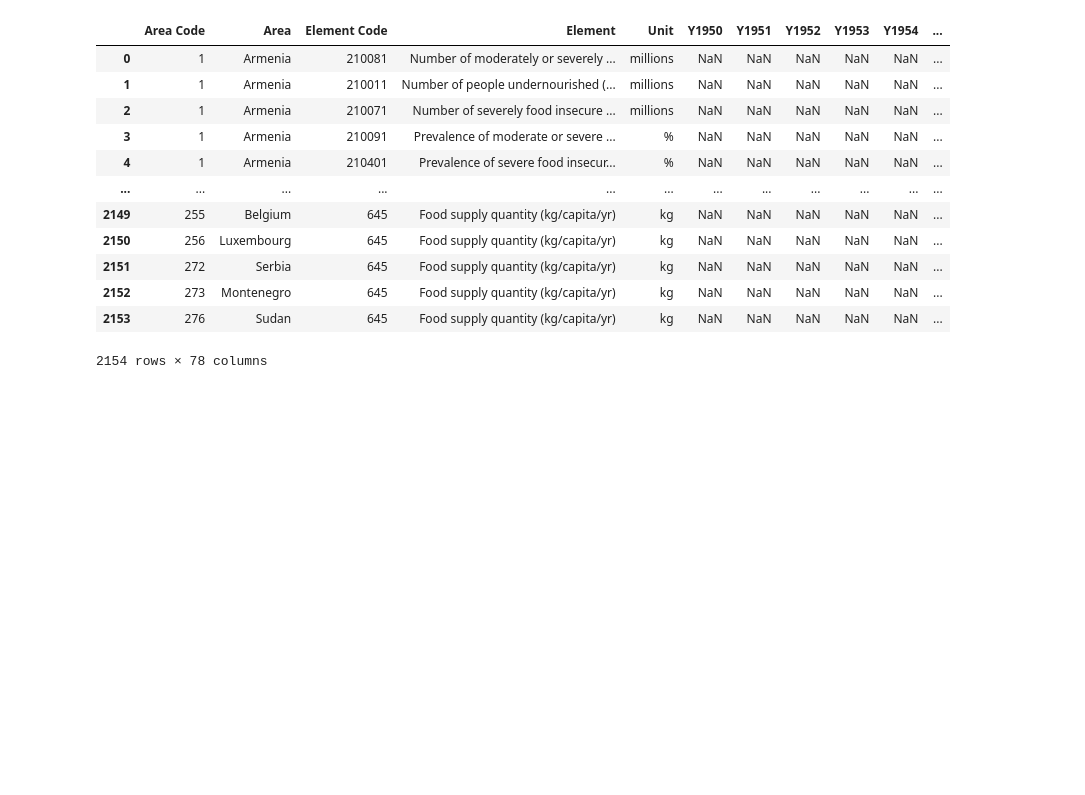
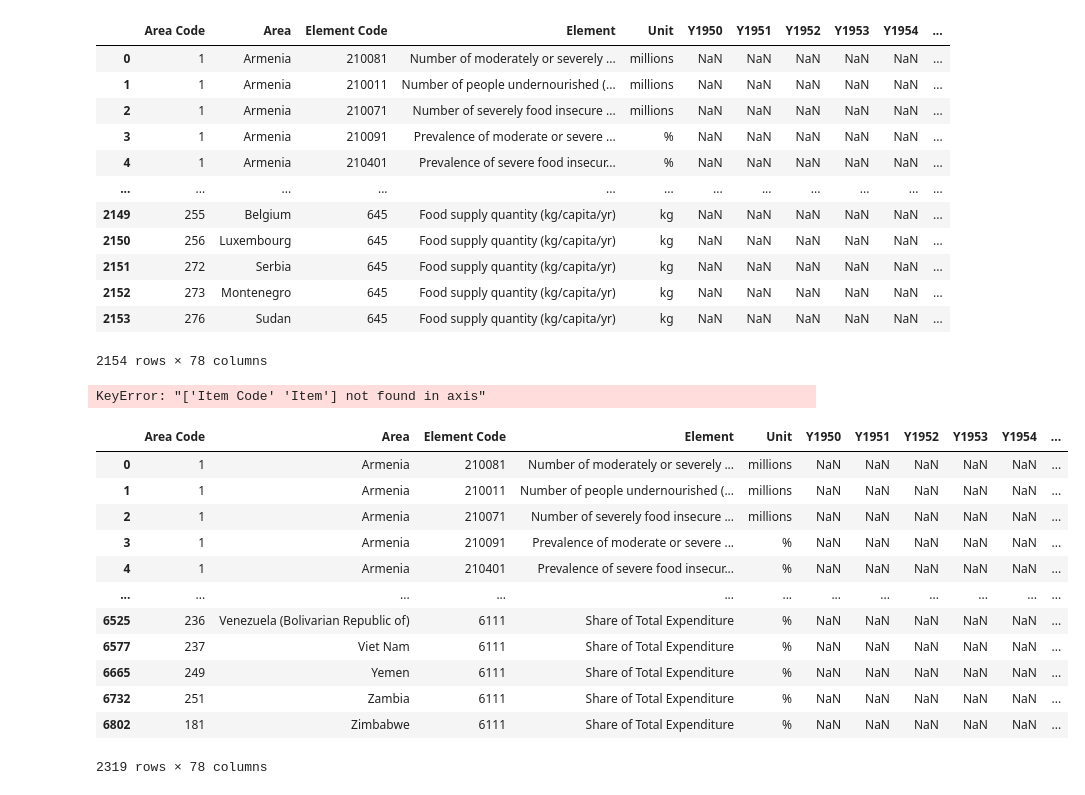
Before and after one commit to nitinjain96/food-security, a Jupyter notebook: exp/Exp003_working_towards_creating_mega_dataset.ipynb, the cells around one changed output. Saved outputs shown, nothing was run; the diff lists cells and outputs as text; code cells hidden in the pictures; blank space fills up the shorter version.

Commit message:
Added Government Expenditure to the dataset

```diff
--- a/exp/Exp003_working_towards_creating_mega_dataset.ipynb
+++ b/exp/Exp003_working_towards_creating_mega_dataset.ipynb
@@ -185,3 +185,30 @@ mega_dataset
 2154 rows × 78 columns
 # %%
 # TODO: Add government expenditure data
+expenditure_data = pd.read_csv('../data/Investment_GovernmentExpenditure_E_All_Data_NOFLAG.csv', encoding="ISO-8859-1")
+# %%
+filtered_expenditure_data = expenditure_data[
+    (expenditure_data['Area Code'].isin(countries['Area Code']))
+    & (expenditure_data['Element Code'] == 6111)
+    & (expenditure_data['Item Code'] == 23161)
+]
+# %%
+filtered_expenditure_data = filtered_expenditure_data.drop(labels=['Item Code', 'Item'], axis=1)
+# %% [output]
+KeyError: "['Item Code' 'Item'] not found in axis"
+# %%
+mega_dataset = mega_dataset.append(filtered_expenditure_data)
+# %% [output]
+|  | Area Code | Area | Element Code | Element | Unit | Y1950 | Y1951 | Y1952 | Y1953 | Y1954 | ... |
+| 0 | 1 | Armenia | 210081 | Number of moderately or severely ... | millions | NaN | NaN | NaN | NaN | NaN | ... |
+| 1 | 1 | Armenia | 210011 | Number of people undernourished (... | millions | NaN | NaN | NaN | NaN | NaN | ... |
+| 2 | 1 | Armenia | 210071 | Number of severely food insecure ... | millions | NaN | NaN | NaN | NaN | NaN | ... |
+| 3 | 1 | Armenia | 210091 | Prevalence of moderate or severe ... | % | NaN | NaN | NaN | NaN | NaN | ... |
+| 4 | 1 | Armenia | 210401 | Prevalence of severe food insecur... | % | NaN | NaN | NaN | NaN | NaN | ... |
+| ... | ... | ... | ... | ... | ... | ... | ... | ... | ... | ... | ... |
+| 6525 | 236 | Venezuela (Bolivarian Republic of) | 6111 | Share of Total Expenditure | % | NaN | NaN | NaN | NaN | NaN | ... |
+| 6577 | 237 | Viet Nam | 6111 | Share of Total Expenditure | % | NaN | NaN | NaN | NaN | NaN | ... |
+| 6665 | 249 | Yemen | 6111 | Share of Total Expenditure | % | NaN | NaN | NaN | NaN | NaN | ... |
+| 6732 | 251 | Zambia | 6111 | Share of Total Expenditure | % | NaN | NaN | NaN | NaN | NaN | ... |
+| 6802 | 181 | Zimbabwe | 6111 | Share of Total Expenditure | % | NaN | NaN | NaN | NaN | NaN | ... |
+2319 rows × 78 columns
```
Also changed, not shown: 1 other file.
